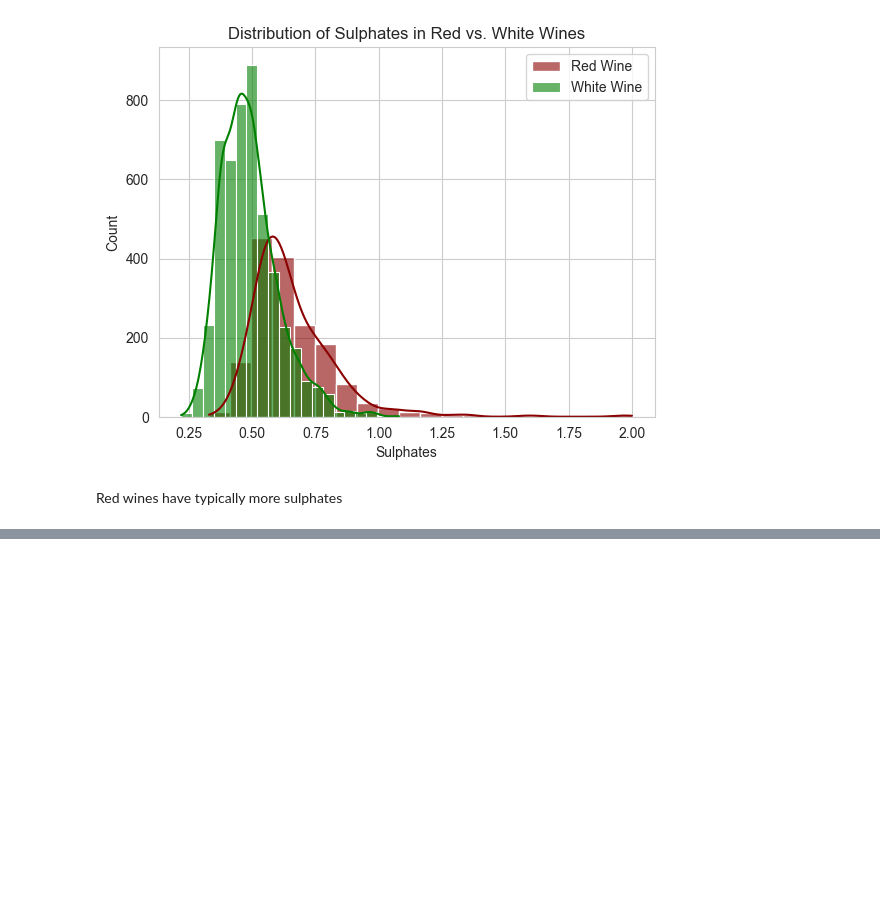
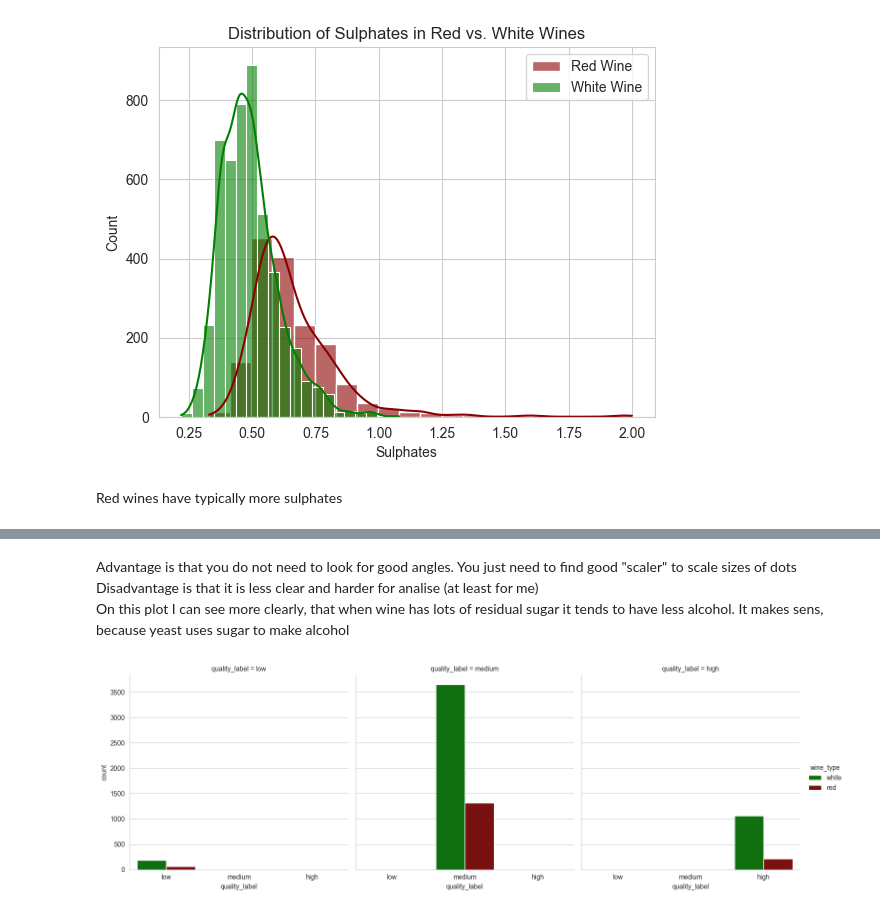
Before and after one commit to Spontaniczny/Data-Visualization, a Jupyter notebook: lab1/lab1.ipynb, the cells around one changed output, grey strips where cells are left out. Cells and saved outputs as stored; diff of their text form; code cells hidden in the pictures; blank space fills up the shorter version.

```diff
--- a/lab1/lab1.ipynb
+++ b/lab1/lab1.ipynb
@@ -381,0 +407,10 @@ Red wines have typically more sulphates
+# %% [markdown]
+Advantage is that you do not need to look for good angles. You just need to find good "scaler" to scale sizes of dots \
+Disadvantage is that it is less clear and harder for analise (at least for me) \
+On this plot I can see more clearly, that when wine has lots of residual sugar it tends to have less alcohol. It makes sens, because yeast uses sugar to make alcohol
+# %%
+sns.catplot(data=wines, x="quality_label", hue="wine_type", col="quality_label", kind="count", palette={"red": "darkred", "white": "green"})
+
+plt.show()
+# %% [output]
+[figure, added]
```
Also changed, not shown: parts of 19 cells of this notebook.
